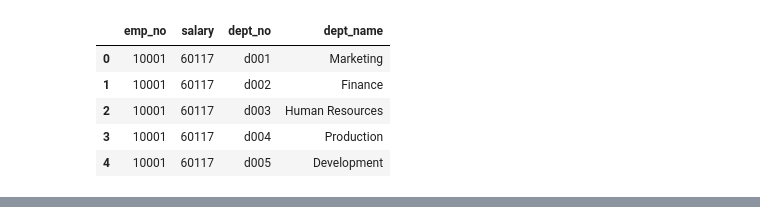
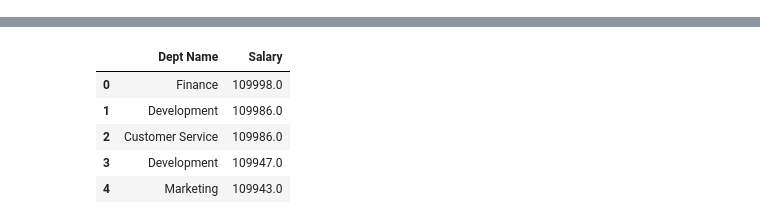
Before and after one commit to dsalisbury1141/PostgresSQL, a Jupyter notebook: EmployeeSQL/Bonus/Bonus SQL.ipynb, the cells around one changed output, grey strips where cells are left out. Cells and saved outputs as stored; diff of their text form; code cells hidden in the pictures.

```diff
--- a/EmployeeSQL/Bonus/Bonus SQL.ipynb
+++ b/EmployeeSQL/Bonus/Bonus SQL.ipynb
@@ -5,25 +3,10 @@ Requirement already satisfied: psycopg2 in c:\python38\lib\site-packages (2.8.5)
 # %%
 #Imports
 import pandas as pd
-
+import matplotlib.pyplot as plt
 import psycopg2
 from config import user, password
 
 #import data
 from sqlalchemy import create_engine
 engine = create_engine(f'postgresql://{user}:{password}@localhost:5432/SQL_Homework')
-data = engine.execute("SELECT * FROM salaries, departments")
-#for record in data:
-#print (record)
-
-
-#create dataframe
-df = pd.DataFrame(data, columns=['emp_no','salary','dept_no','dept_name'])
-df.head()
-# %% [output]
-|  | emp_no | salary | dept_no | dept_name |
-| 0 | 10001 | 60117 | d001 | Marketing |
-| 1 | 10001 | 60117 | d002 | Finance |
-| 2 | 10001 | 60117 | d003 | Human Resources |
-| 3 | 10001 | 60117 | d004 | Production |
-| 4 | 10001 | 60117 | d005 | Development |
@@ -35,6 +13,10 @@ print("Average salary range $" , average_salary)
 # %%
-SELECT departments.dept_name,
-salaries.salary
+#Importing each SQL query to create Plots
+
+#Salary by dept name (Extra Plot)
+data = engine.execute(
+"""SELECT departments.dept_name as dn,
+salaries.salary as salary
 FROM employees
 INNER JOIN dept_emp ON
 employees.emp_no=dept_emp.emp_no
@@ -42,5 +24,10 @@ INNER JOIN departments ON
 dept_emp.dept_no=departments.dept_no
 INNER JOIN salaries ON
 salaries.salary = employees.emp_no
-ORDER BY "salary" DESC;
+ORDER BY "salary" DESC;""")
+
+df=pd.DataFrame(data)
+df = df.rename(columns={0: "Dept Name", 1: "Salary"})
+df['Salary'] = df['Salary'].astype(float)
+df.head()
 # %% [output]
@@ -47,0 +34,6 @@ SyntaxError: invalid syntax (<ipython-input-3-c1762fbeecc1>, line 1)
+|  | Dept Name | Salary |
+| 0 | Finance | 109998.0 |
+| 1 | Development | 109986.0 |
+| 2 | Customer Service | 109986.0 |
+| 3 | Development | 109947.0 |
+| 4 | Marketing | 109943.0 |
```
Also changed, not shown: parts of 16 cells of this notebook, 3 other files.
